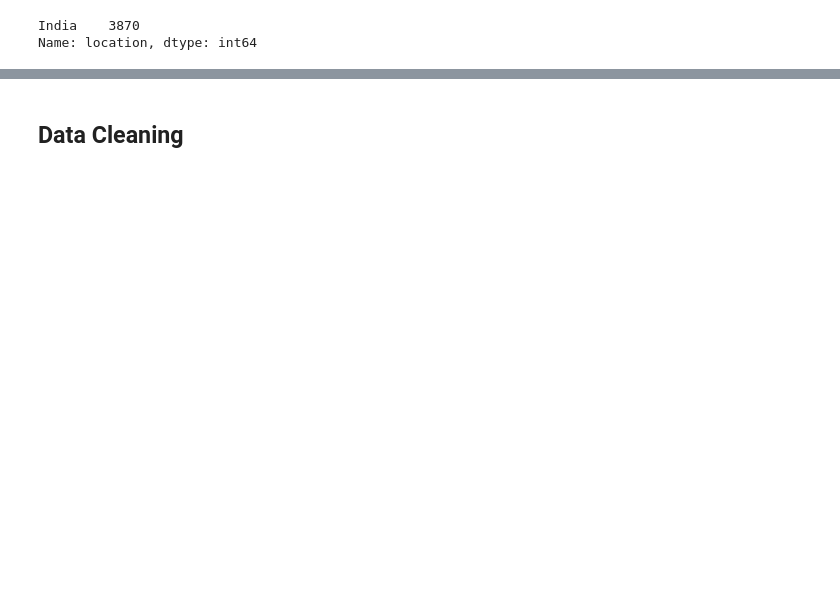
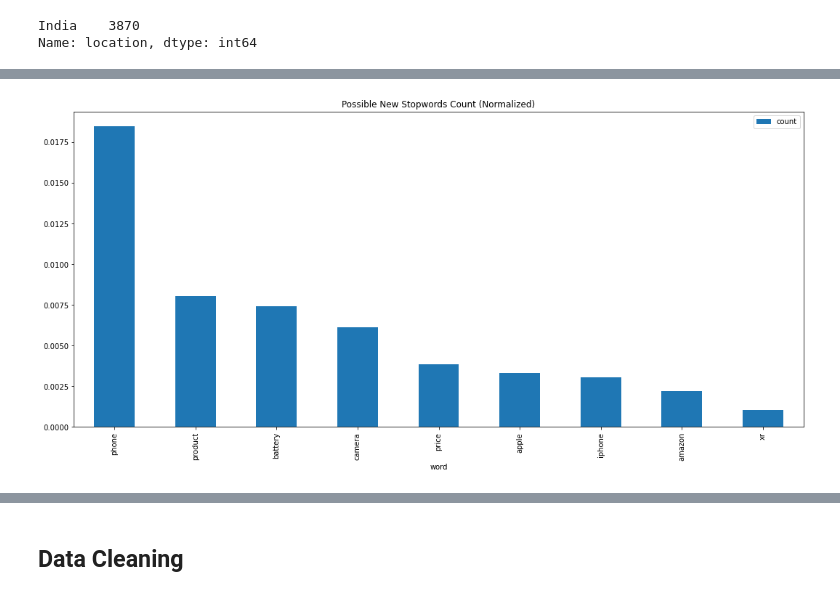
Before and after one commit to gstdl/Amazon-IPhone-XR-Product-Review-Topic-Modeling, a Jupyter notebook: jupyter_notebooks/2. Pre Modeling Data Analysis & Data Cleaning.ipynb, the cells around one changed output, grey strips where cells are left out. Saved outputs shown, nothing was run; the diff lists cells and outputs as text; code cells hidden in the pictures; blank space fills up the shorter version.

```diff
--- a/jupyter_notebooks/2. Pre Modeling Data Analysis & Data Cleaning.ipynb
+++ b/jupyter_notebooks/2. Pre Modeling Data Analysis & Data Cleaning.ipynb
@@ -246 +268,17 @@ plt.show()
+# %%
+new_stopwords = ['amazon', 'phone', 'xr', 'iphone', 'apple', 'product', 'camera', 'price', 'battery']
+word_count = Counter()
+
+for text in tqdm(df['text']):
+    text = ''.join([i for i in text if i not in punc])
+    for word in text.split():
+        if word in new_stopwords:
+            word_count[word] += 1
+
+(pd.DataFrame(word_count.most_common(), columns='word count'.split())\
+    .set_index('word') / df['text'].apply(lambda x: len(x.split())).sum())\
+    .plot.bar(title='Possible New Stopwords Count (Normalized)')
+plt.show()
+# %% [output]
+[figure, added]
 # %%
```
Also changed, not shown: parts of 27 cells of this notebook, 8 other files.
